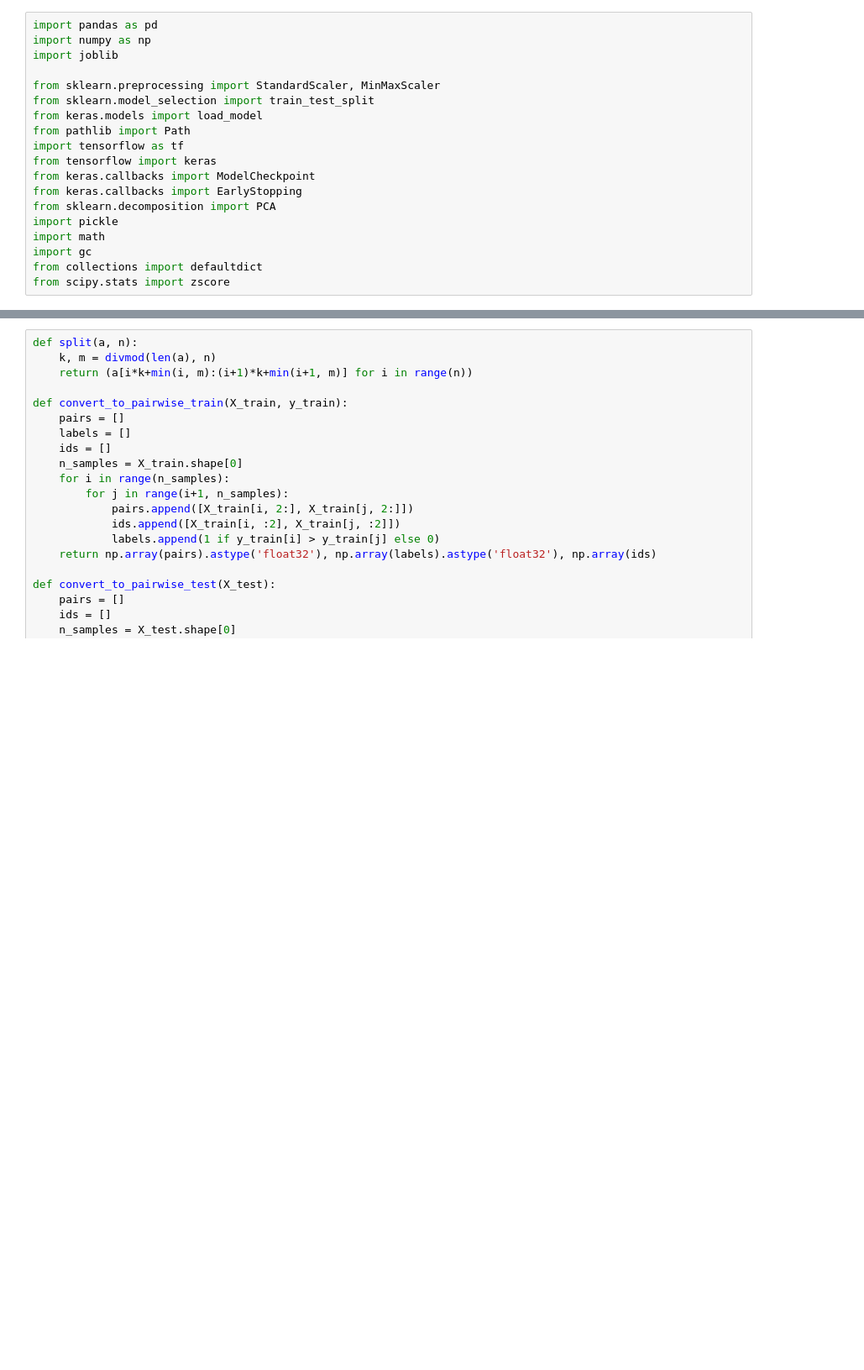
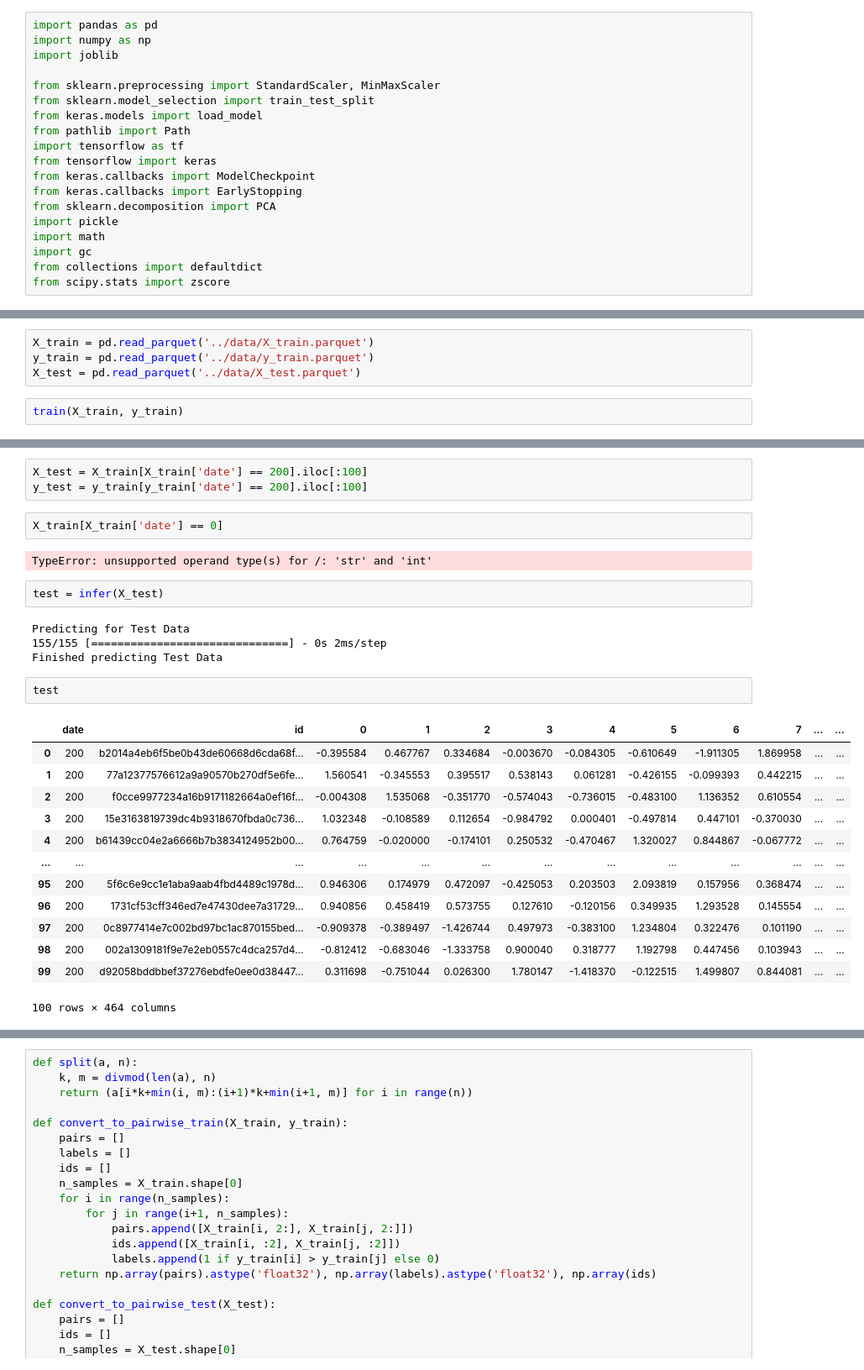
Before and after one commit to MikeAnderson89/ADIA_Lab_Market_Prediction, a Jupyter notebook: datascienceftw/notebooks/adia_submission_test_all_dates.ipynb, the cells around one changed output, grey strips where cells are left out. Shown: that part at 84% size. Saved outputs shown, nothing was run; the diff lists cells and outputs as text; blank space fills up the shorter version.

```diff
--- a/datascienceftw/notebooks/adia_submission_test_all_dates.ipynb
+++ b/datascienceftw/notebooks/adia_submission_test_all_dates.ipynb
@@ -19,0 +429,6 @@ from scipy.stats import zscore
+# %%
+X_train = pd.read_parquet('../data/X_train.parquet')
+y_train = pd.read_parquet('../data/y_train.parquet')
+X_test = pd.read_parquet('../data/X_test.parquet')
+# %%
+train(X_train, y_train)
@@ -19,0 +461,29 @@ from scipy.stats import zscore
+# %%
+X_test = X_train[X_train['date'] == 200].iloc[:100]
+y_test = y_train[y_train['date'] == 200].iloc[:100]
+# %%
+X_train[X_train['date'] == 0]
+# %% [output]
+TypeError: unsupported operand type(s) for /: 'str' and 'int'
+# %%
+test = infer(X_test)
+# %% [output]
+Predicting for Test Data
+155/155 [==============================] - 0s 2ms/step
+Finished predicting Test Data
+# %%
+test
+# %% [output]
+|  | date | id | 0 | 1 | 2 | 3 | 4 | 5 | 6 | 7 | ... | ... |
+| 0 | 200 | b2014a4eb6f5be0b43de60668d6cda68f... | -0.395584 | 0.467767 | 0.334684 | -0.003670 | -0.084305 | -0.610649 | -1.911305 | 1.869958 | ... | ... |
+| 1 | 200 | 77a12377576612a9a90570b270df5e6fe... | 1.560541 | -0.345553 | 0.395517 | 0.538143 | 0.061281 | -0.426155 | -0.099393 | 0.442215 | ... | ... |
+| 2 | 200 | f0cce9977234a16b9171182664a0ef16f... | -0.004308 | 1.535068 | -0.351770 | -0.574043 | -0.736015 | -0.483100 | 1.136352 | 0.610554 | ... | ... |
+| 3 | 200 | 15e3163819739dc4b9318670fbda0c736... | 1.032348 | -0.108589 | 0.112654 | -0.984792 | 0.000401 | -0.497814 | 0.447101 | -0.370030 | ... | ... |
+| 4 | 200 | b61439cc04e2a6666b7b3834124952b00... | 0.764759 | -0.020000 | -0.174101 | 0.250532 | -0.470467 | 1.320027 | 0.844867 | -0.067772 | ... | ... |
+| ... | ... | ... | ... | ... | ... | ... | ... | ... | ... | ... | ... | ... |
+| 95 | 200 | 5f6c6e9cc1e1aba9aab4fbd4489c1978d... | 0.946306 | 0.174979 | 0.472097 | -0.425053 | 0.203503 | 2.093819 | 0.157956 | 0.368474 | ... | ... |
+| 96 | 200 | 1731cf53cff346ed7e47430dee7a31729... | 0.940856 | 0.458419 | 0.573755 | 0.127610 | -0.120156 | 0.349935 | 1.293528 | 0.145554 | ... | ... |
+| 97 | 200 | 0c8977414e7c002bd97bc1ac870155bed... | -0.909378 | -0.389497 | -1.426744 | 0.497973 | -0.383100 | 1.234804 | 0.322476 | 0.101190 | ... | ... |
+| 98 | 200 | 002a1309181f9e7e2eb0557c4dca257d4... | -0.812412 | -0.683046 | -1.333758 | 0.900040 | 0.318777 | 1.192798 | 0.447456 | 0.103943 | ... | ... |
+| 99 | 200 | d92058bddbbef37276ebdfe0ee0d38447... | 0.311698 | -0.751044 | 0.026300 | 1.780147 | -1.418370 | -0.122515 | 1.499807 | 0.844081 | ... | ... |
+100 rows × 464 columns
```
Also changed, not shown: parts of 43 cells of this notebook, 4 other files.
